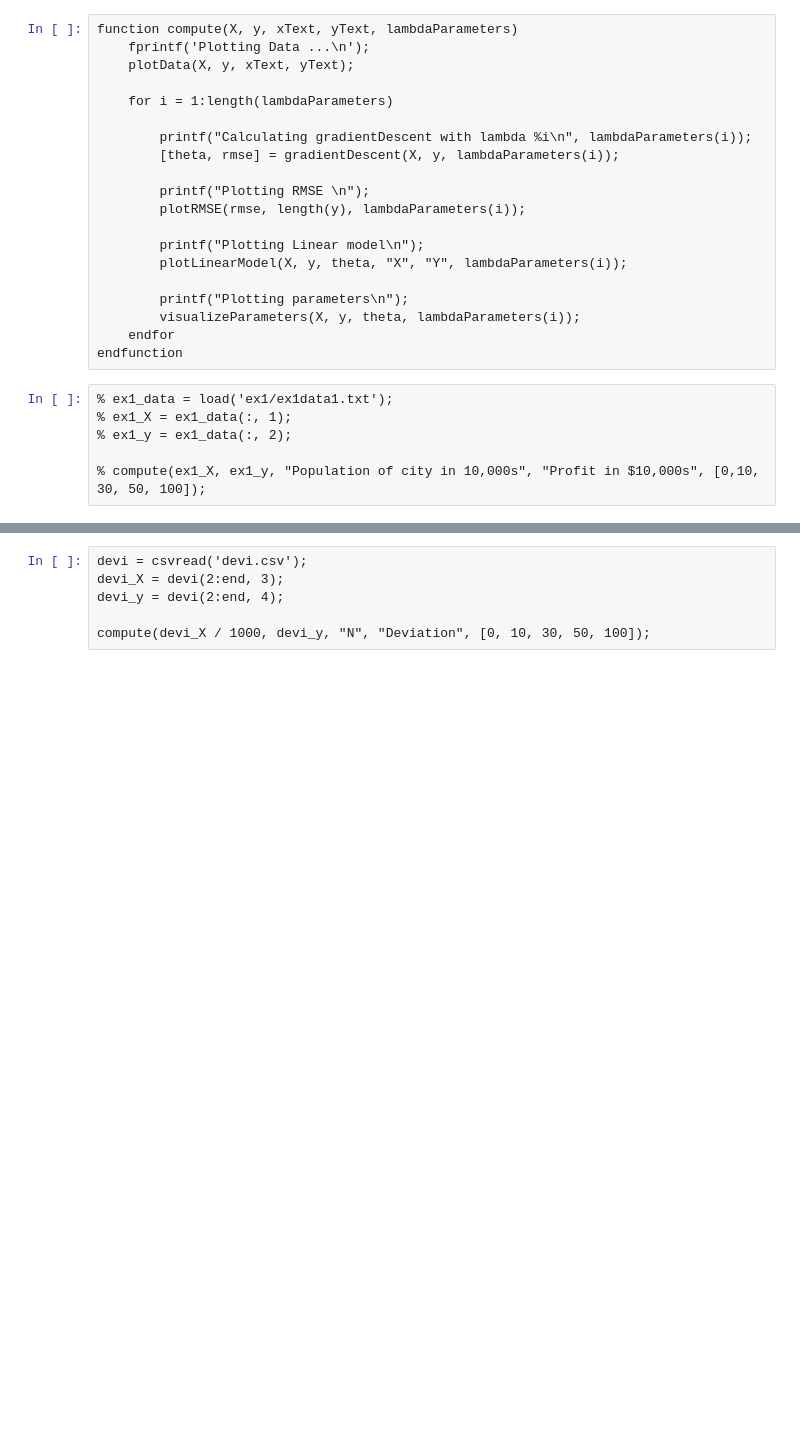
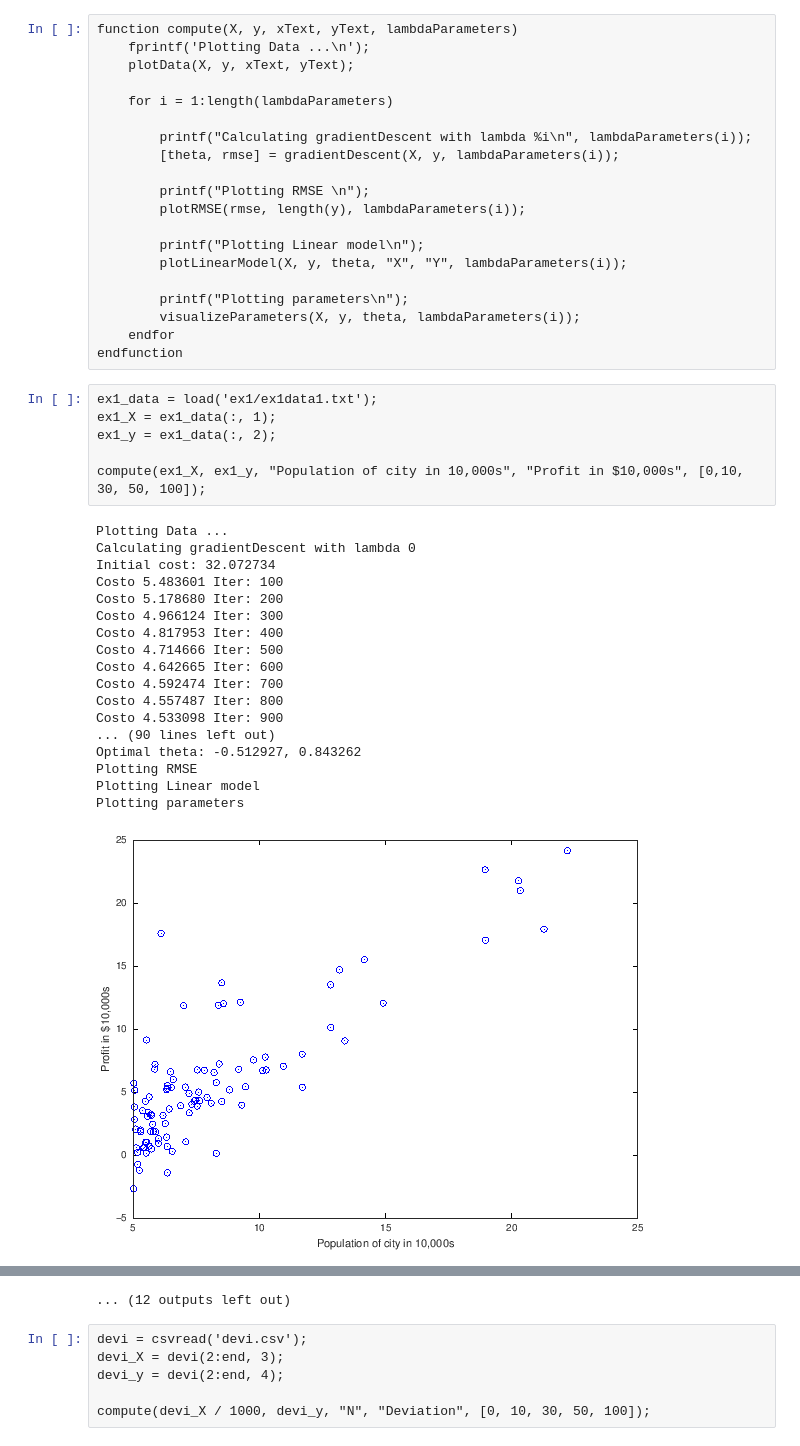
Before and after one commit to kevinislas2/MachineLearning, a Jupyter notebook: HW3/Homework-03.ipynb, the cells around one changed output, grey strips where cells are left out. Drawn from its saved outputs; the diff is of its cells as text; blank space fills up the shorter version.

Commit message:
Adding HW03 Images

```diff
--- a/HW3/Homework-03.ipynb
+++ b/HW3/Homework-03.ipynb
@@ -151,8 +151,27 @@ function compute(X, y, xText, yText, lambdaParameters)
     endfor
 endfunction
 # %%
-% ex1_data = load('ex1/ex1data1.txt');
-% ex1_X = ex1_data(:, 1);
-% ex1_y = ex1_data(:, 2);
+ex1_data = load('ex1/ex1data1.txt');
+ex1_X = ex1_data(:, 1);
+ex1_y = ex1_data(:, 2);
 
-% compute(ex1_X, ex1_y, "Population of city in 10,000s", "Profit in $10,000s", [0,10, 30, 50, 100]);
+compute(ex1_X, ex1_y, "Population of city in 10,000s", "Profit in $10,000s", [0,10, 30, 50, 100]);
+# %% [output]
+Plotting Data ...
+Calculating gradientDescent with lambda 0
+Initial cost: 32.072734
+Costo 5.483601 Iter: 100
+Costo 5.178680 Iter: 200
+Costo 4.966124 Iter: 300
+Costo 4.817953 Iter: 400
+Costo 4.714666 Iter: 500
+Costo 4.642665 Iter: 600
+Costo 4.592474 Iter: 700
+Costo 4.557487 Iter: 800
+Costo 4.533098 Iter: 900
+... (90 lines left out)
+Optimal theta: -0.512927, 0.843262
+Plotting RMSE
+Plotting Linear model
+Plotting parameters
+[figure, added]
@@ -159,3 +188,4 @@ endfunction
+... (12 outputs left out)
 # %%
 devi = csvread('devi.csv');
 devi_X = devi(2:end, 3);
```
Also changed, not shown: parts of 2 cells of this notebook.
